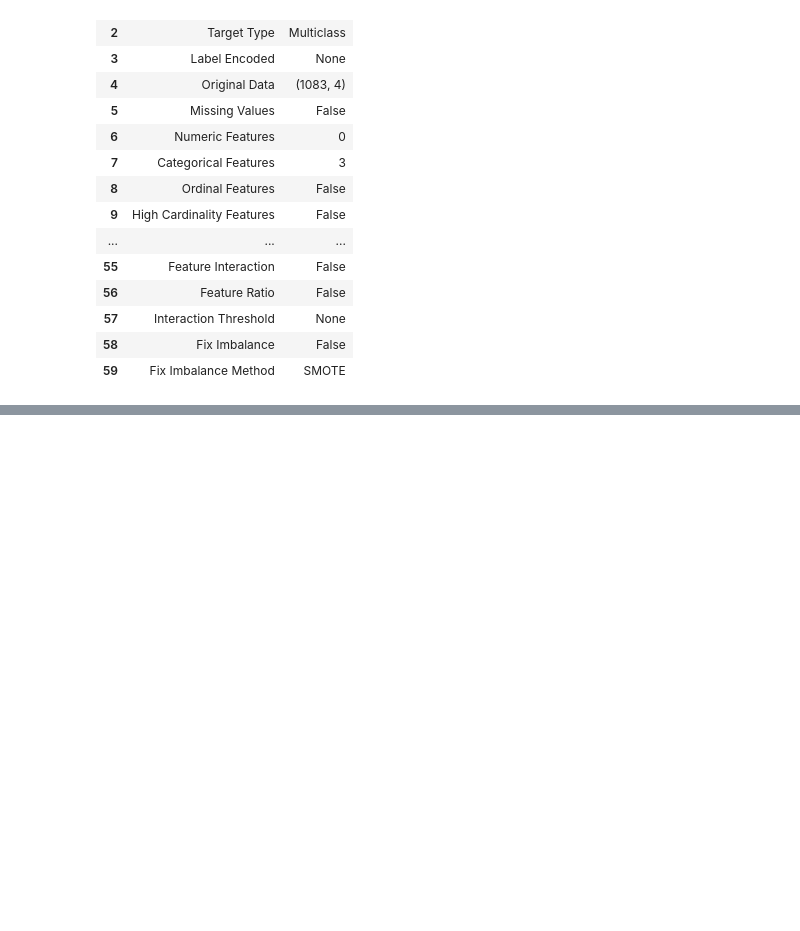
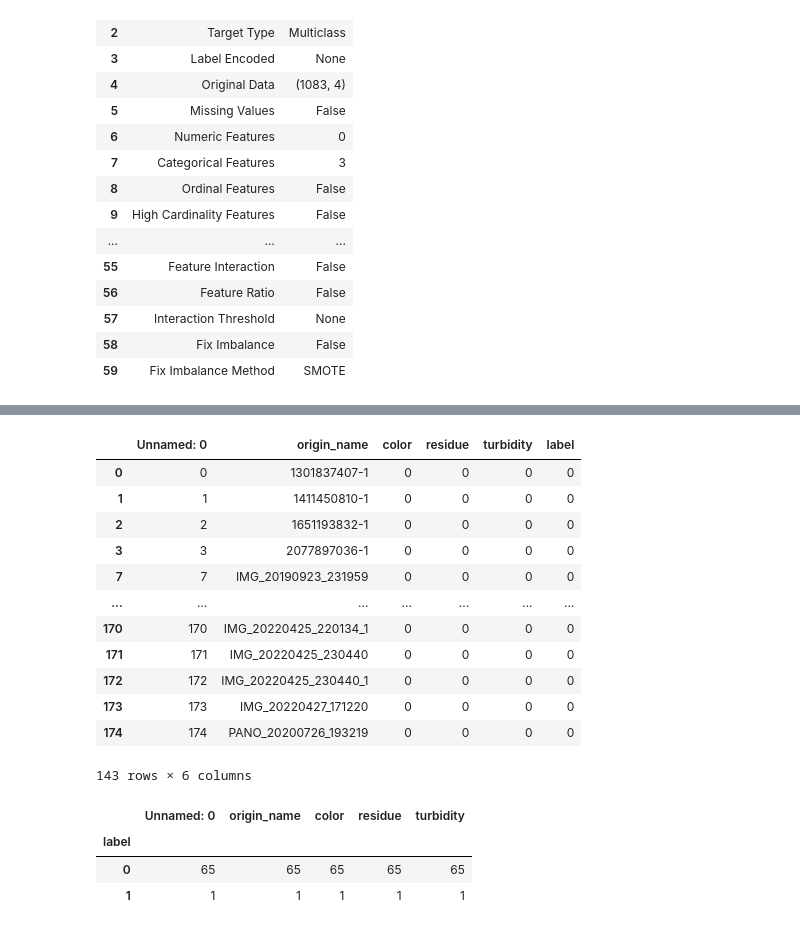
Before and after one commit to bub3690/Bowel_Movement_Cleaness, a Jupyter notebook: classification_sub/sublabel_EDA.ipynb, the cells around one changed output, grey strips where cells are left out. Cells and saved outputs as stored; diff of their text form; code cells hidden in the pictures; blank space fills up the shorter version.

```diff
--- a/classification_sub/sublabel_EDA.ipynb
+++ b/classification_sub/sublabel_EDA.ipynb
@@ -223,0 +244,18 @@ best_model = compare_models()
+# %%
+subgroup = DataFrame.groupby(['color', 'residue', 'turbidity'])
+# %%
+subgroup.get_group((0, 0, 0))
+# %% [output]
+|  | Unnamed: 0 | origin_name | color | residue | turbidity | label |
+| 0 | 0 | 1301837407-1 | 0 | 0 | 0 | 0 |
+| 1 | 1 | 1411450810-1 | 0 | 0 | 0 | 0 |
+| 2 | 2 | 1651193832-1 | 0 | 0 | 0 | 0 |
+| 3 | 3 | 2077897036-1 | 0 | 0 | 0 | 0 |
+| 7 | 7 | IMG_20190923_231959 | 0 | 0 | 0 | 0 |
+| ... | ... | ... | ... | ... | ... | ... |
+| 170 | 170 | IMG_20220425_220134_1 | 0 | 0 | 0 | 0 |
+| 171 | 171 | IMG_20220425_230440 | 0 | 0 | 0 | 0 |
+| 172 | 172 | IMG_20220425_230440_1 | 0 | 0 | 0 | 0 |
+| 173 | 173 | IMG_20220427_171220 | 0 | 0 | 0 | 0 |
+| 174 | 174 | PANO_20200726_193219 | 0 | 0 | 0 | 0 |
+143 rows × 6 columns
@@ -223,0 +264,7 @@ best_model = compare_models()
+# %%
+subgroup.get_group((1, 1, 0)).groupby('label').count()
+# %% [output]
+|  | Unnamed: 0 | origin_name | color | residue | turbidity |
+| label |  |  |  |  |  |
+| 0 | 65 | 65 | 65 | 65 | 65 |
+| 1 | 1 | 1 | 1 | 1 | 1 |
```
Also changed, not shown: parts of 10 cells of this notebook.
